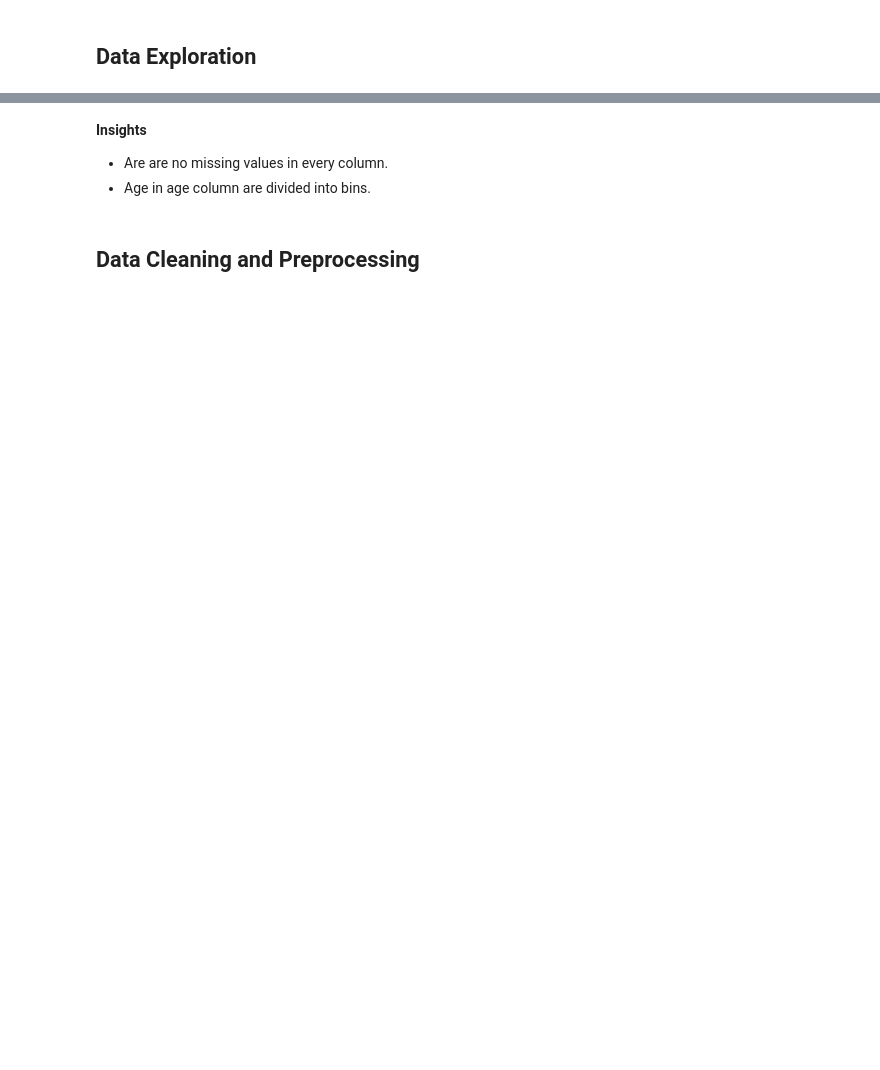
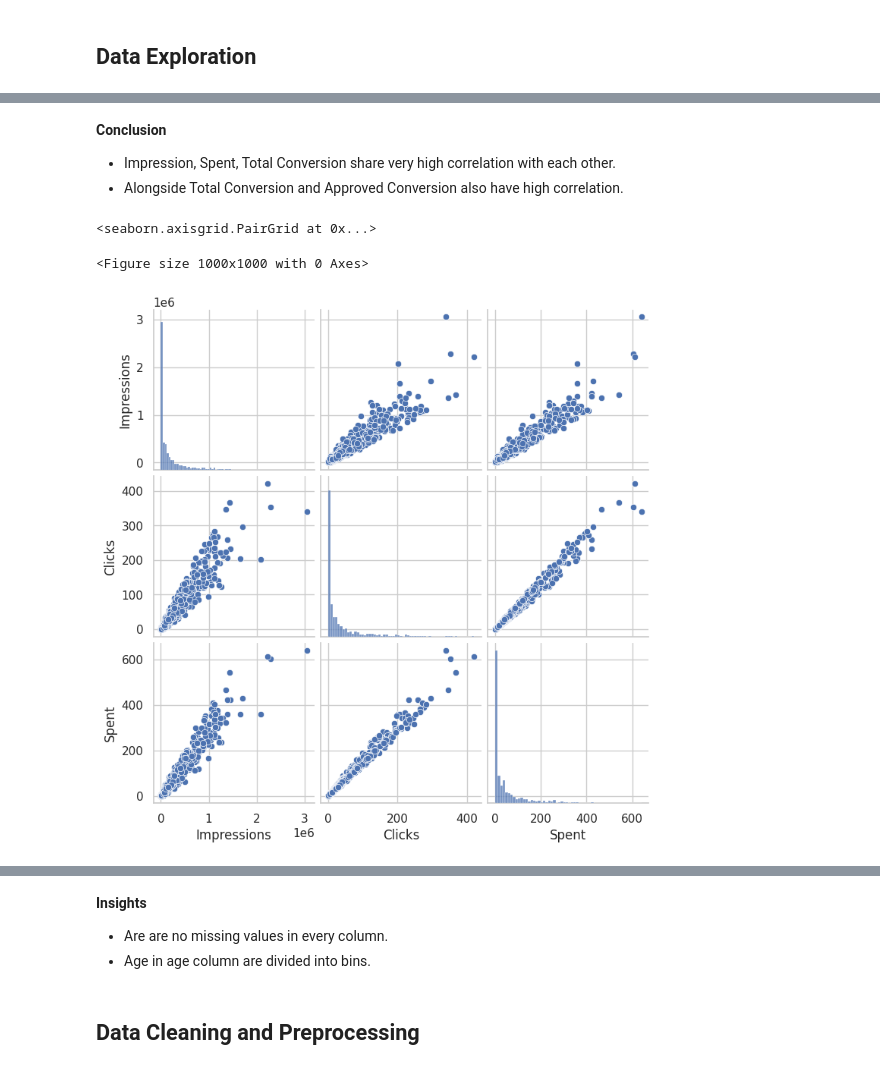
Before and after one commit to haitranduc4270/Sales-Conversion-Optimization-Project, a Jupyter notebook: notebooks/data_exploration.ipynb, the cells around one changed output, grey strips where cells are left out. Cells and saved outputs as stored; diff of their text form; code cells hidden in the pictures; blank space fills up the shorter version.

```diff
--- a/notebooks/data_exploration.ipynb
+++ b/notebooks/data_exploration.ipynb
@@ -51,3 +115,15 @@ df.info()
+# %% [markdown]
+**Conclusion**
+- Impression, Spent, Total Conversion share very high correlation with each other.
+- Alongside Total Conversion and Approved Conversion also have high correlation.
+# %%
+# Pair plot
+plt.figure(figsize = (10, 10))
+sns.pairplot(data = df[['Impressions', 'Clicks', 'Spent']])
+# %% [output]
+<seaborn.axisgrid.PairGrid at 0x...>
+<Figure size 1000x1000 with 0 Axes>
+[figure, added]
 # %%
 # Checking for missing values
 null_values = df.isnull().sum()
```
Also changed, not shown: parts of 29 cells of this notebook.
